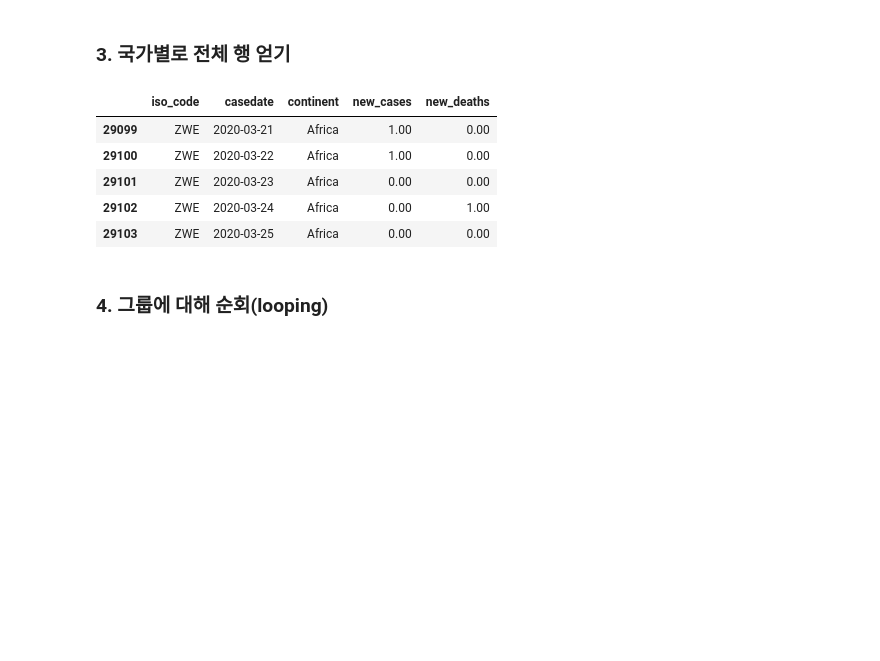
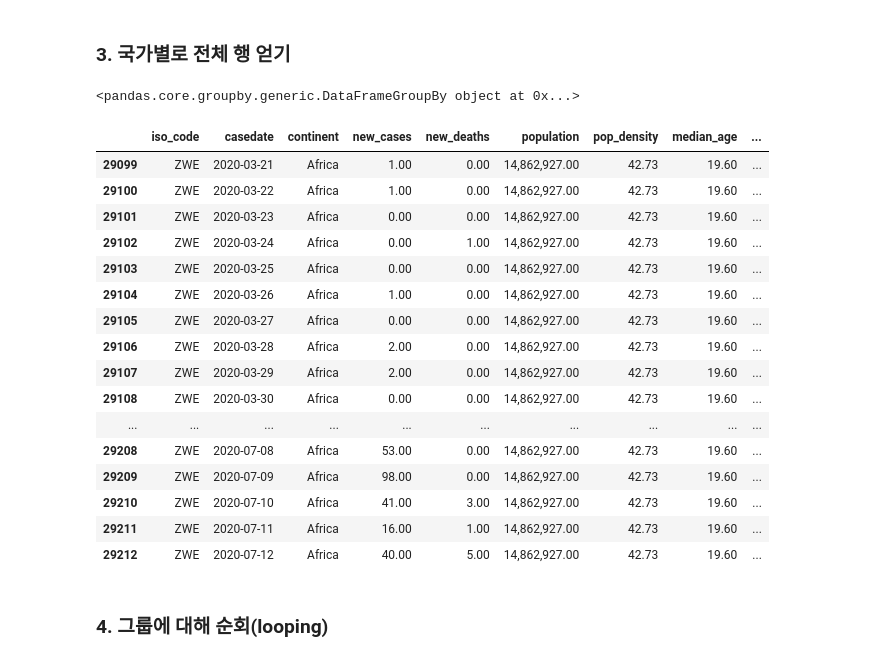
Before and after one commit to wandiiii/python, a Jupyter notebook: 07 집계 데이터 다루기.ipynb, the cells around one changed output. Drawn from its saved outputs; the diff is of its cells as text; code cells hidden in the pictures; blank space fills up the shorter version.

```diff
--- a/07 집계 데이터 다루기.ipynb
+++ b/07 집계 데이터 다루기.ipynb
@@ -389,15 +389,30 @@ type(countryTots.last())
 pandas.core.frame.DataFrame
 # %% [markdown]
 ### 3. 국가별로 전체 행 얻기
+# %%
+countryTots.
+# %% [output]
+<pandas.core.groupby.generic.DataFrameGroupBy object at 0x...>
 # %%
-countryTots.get_group('Zimbabwe').iloc[0:5, 0:5]
+countryTots.get_group('Zimbabwe')
 # %% [output]
-|  | iso_code | casedate | continent | new_cases | new_deaths |
-| 29099 | ZWE | 2020-03-21 | Africa | 1.00 | 0.00 |
-| 29100 | ZWE | 2020-03-22 | Africa | 1.00 | 0.00 |
-| 29101 | ZWE | 2020-03-23 | Africa | 0.00 | 0.00 |
-| 29102 | ZWE | 2020-03-24 | Africa | 0.00 | 1.00 |
-| 29103 | ZWE | 2020-03-25 | Africa | 0.00 | 0.00 |
+|  | iso_code | casedate | continent | new_cases | new_deaths | population | pop_density | median_age | ... |
+| 29099 | ZWE | 2020-03-21 | Africa | 1.00 | 0.00 | 14,862,927.00 | 42.73 | 19.60 | ... |
+| 29100 | ZWE | 2020-03-22 | Africa | 1.00 | 0.00 | 14,862,927.00 | 42.73 | 19.60 | ... |
+| 29101 | ZWE | 2020-03-23 | Africa | 0.00 | 0.00 | 14,862,927.00 | 42.73 | 19.60 | ... |
+| 29102 | ZWE | 2020-03-24 | Africa | 0.00 | 1.00 | 14,862,927.00 | 42.73 | 19.60 | ... |
+| 29103 | ZWE | 2020-03-25 | Africa | 0.00 | 0.00 | 14,862,927.00 | 42.73 | 19.60 | ... |
+| 29104 | ZWE | 2020-03-26 | Africa | 1.00 | 0.00 | 14,862,927.00 | 42.73 | 19.60 | ... |
+| 29105 | ZWE | 2020-03-27 | Africa | 0.00 | 0.00 | 14,862,927.00 | 42.73 | 19.60 | ... |
+| 29106 | ZWE | 2020-03-28 | Africa | 2.00 | 0.00 | 14,862,927.00 | 42.73 | 19.60 | ... |
+| 29107 | ZWE | 2020-03-29 | Africa | 2.00 | 0.00 | 14,862,927.00 | 42.73 | 19.60 | ... |
+| 29108 | ZWE | 2020-03-30 | Africa | 0.00 | 0.00 | 14,862,927.00 | 42.73 | 19.60 | ... |
+| ... | ... | ... | ... | ... | ... | ... | ... | ... | ... |
+| 29208 | ZWE | 2020-07-08 | Africa | 53.00 | 0.00 | 14,862,927.00 | 42.73 | 19.60 | ... |
+| 29209 | ZWE | 2020-07-09 | Africa | 98.00 | 0.00 | 14,862,927.00 | 42.73 | 19.60 | ... |
+| 29210 | ZWE | 2020-07-10 | Africa | 41.00 | 3.00 | 14,862,927.00 | 42.73 | 19.60 | ... |
+| 29211 | ZWE | 2020-07-11 | Africa | 16.00 | 1.00 | 14,862,927.00 | 42.73 | 19.60 | ... |
+| 29212 | ZWE | 2020-07-12 | Africa | 40.00 | 5.00 | 14,862,927.00 | 42.73 | 19.60 | ... |
 # %% [markdown]
 ### 4. 그룹에 대해 순회(looping)
 # %%
```
Also changed, not shown: parts of 1 cell of this notebook.
